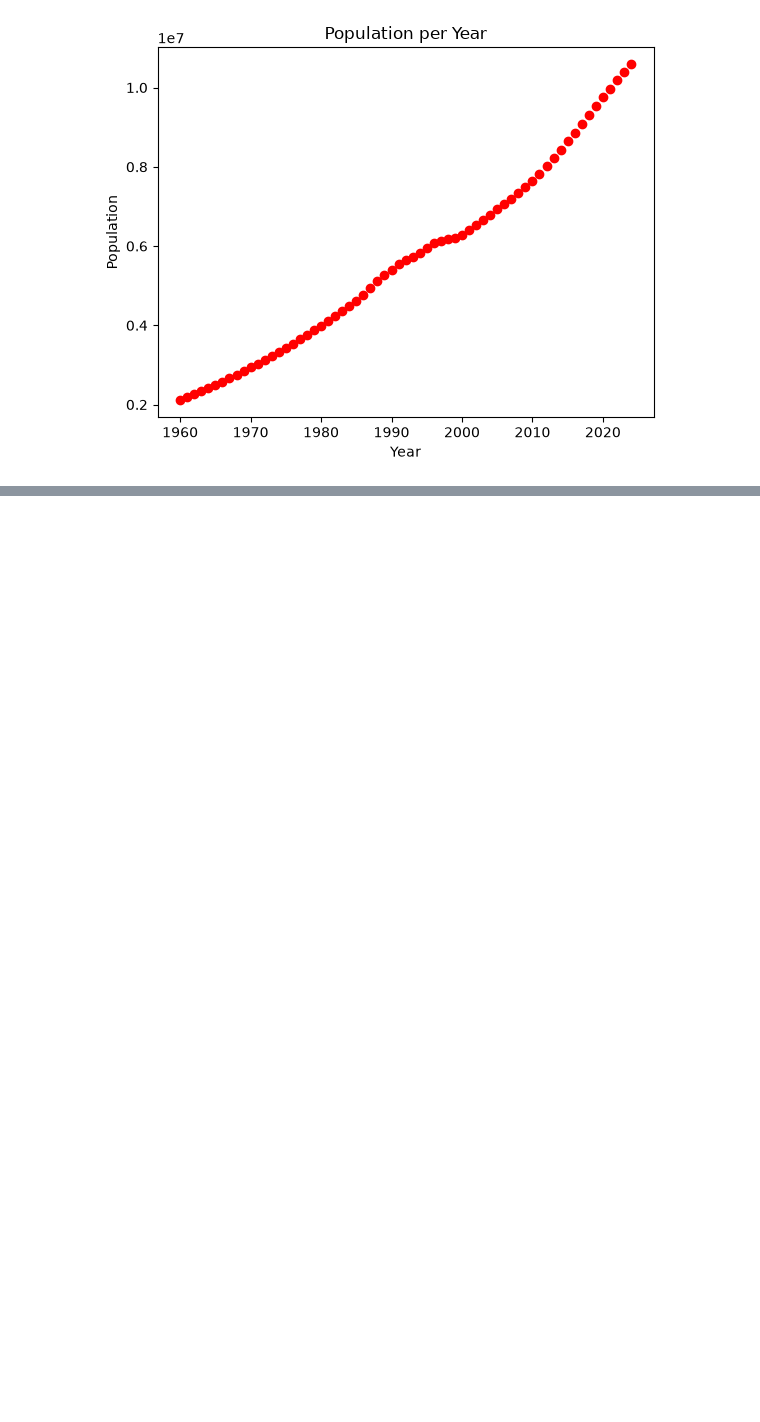
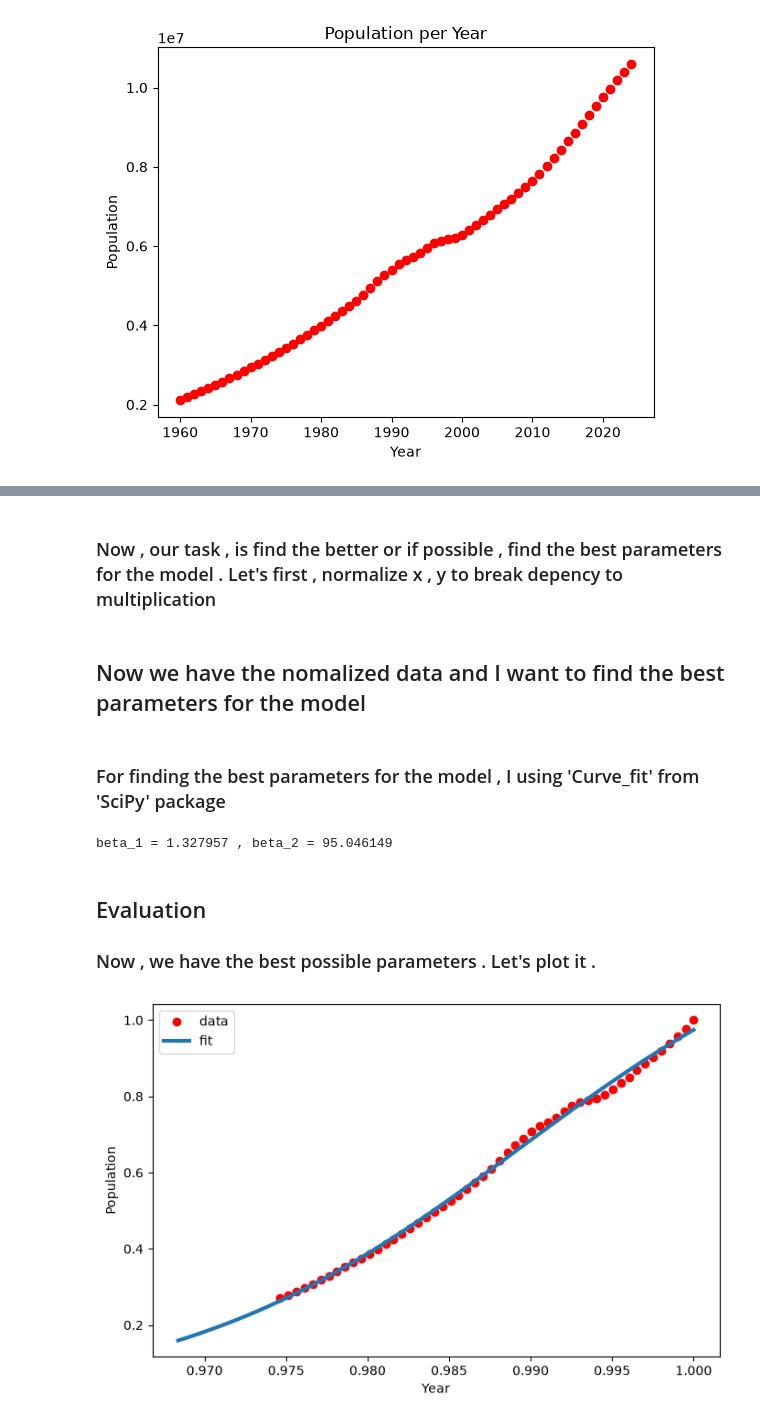
Before and after one commit to MohammadNasrollahiCE/population-growth-sigmoid-fit, a Jupyter notebook: population-growth-sigmoid-fit.ipynb, the cells around one changed output, grey strips where cells are left out. Drawn from its saved outputs; the diff is of its cells as text; code cells hidden in the pictures; blank space fills up the shorter version.

```diff
--- a/population-growth-sigmoid-fit.ipynb
+++ b/population-growth-sigmoid-fit.ipynb
@@ -114,0 +155,34 @@ Text(0.5, 1.0, 'Population per Year')
+# %% [markdown]
+### Now , our task , is find the better or if possible , find the best parameters for the model . Let's first , normalize x , y to break depency to multiplication
+# %%
+# Normalizing the data
+normal_train_x = train_x / max(train_x)
+normal_train_y = train_y / max(train_y)
+# %% [markdown]
+## Now we have the nomalized data and I want to find the best parameters for the model
+# %% [markdown]
+### For finding the best parameters for the model , I using 'Curve_fit' from 'SciPy' package
+# %%
+from scipy.optimize import curve_fit
+popt , pcov = curve_fit(sigmoid , normal_train_x , normal_train_y)
+
+# print the final parameters
+print('beta_1 = %f , beta_2 = %f' % (popt[0] , popt[1]))
+# %% [output]
+beta_1 = 1.327957 , beta_2 = 95.046149
+# %% [markdown]
+## Evaluation
+### Now , we have the best possible parameters . Let's plot it .
+# %%
+x = np.linspace(1960, 2024, 84)
+x = x/max(x)
+plt.figure(figsize=(8 , 5))
+y = sigmoid(x, *popt)
+plt.plot(normal_train_x, normal_train_y, 'ro', label='data')
+plt.plot(x,y, linewidth=3.0, label='fit')
+plt.legend(loc='best')
+plt.ylabel('Population')
+plt.xlabel('Year')
+plt.show()
+# %% [output]
+[figure, added]
```
Also changed, not shown: parts of 12 cells of this notebook, 2 other files.
